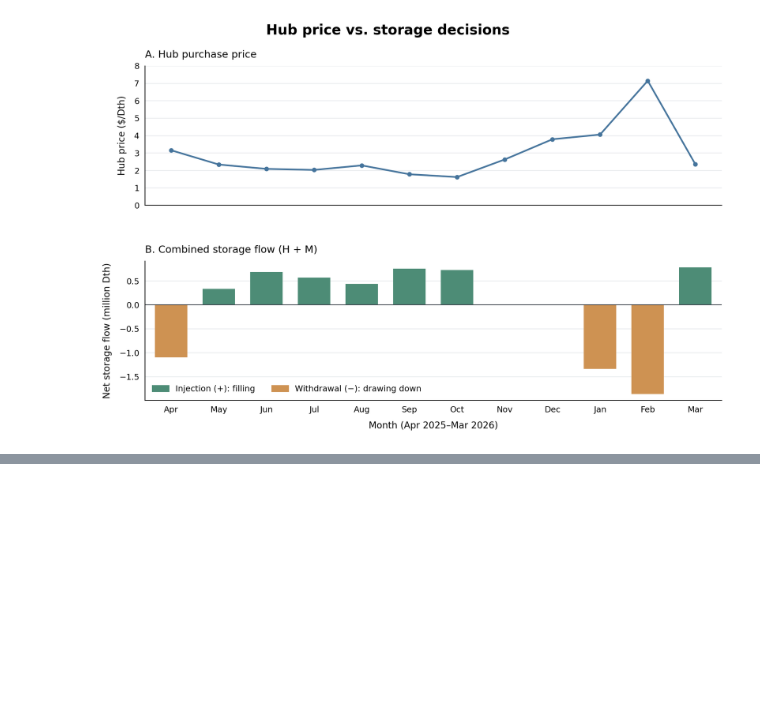
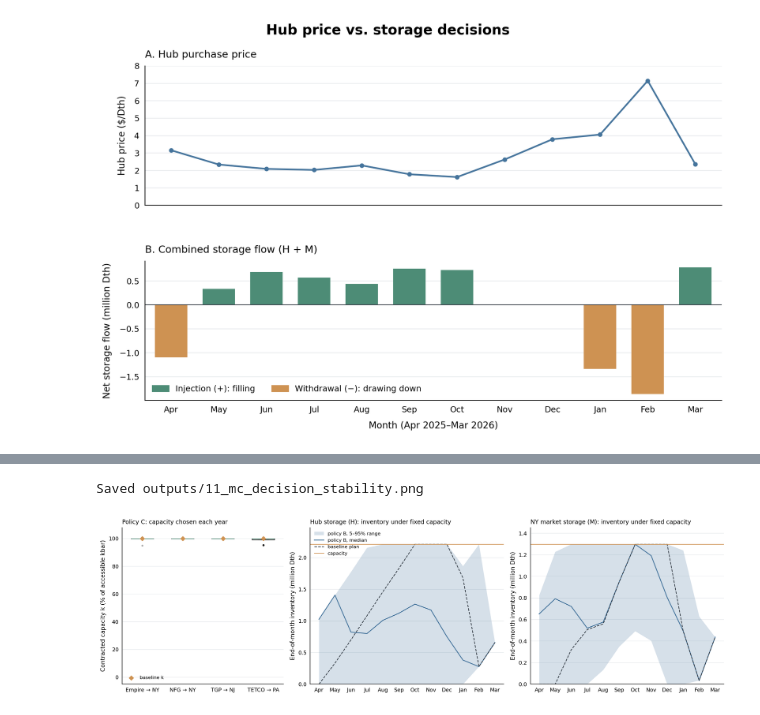
Before and after one commit to robjiakai/MidAtlanticGasMerchant, a Jupyter notebook: run_model.ipynb, the cells around one changed output, grey strips where cells are left out. Cells and saved outputs as stored; diff of their text form; code cells hidden in the pictures; blank space fills up the shorter version.

```diff
--- a/run_model.ipynb
+++ b/run_model.ipynb
@@ -371,0 +476,6 @@ Saved outputs/03_price_vs_storage.png
+# %%
+mc.plot_decision_stability(res, data, sol)
+Image(filename=FIG_DIR / "11_mc_decision_stability.png")
+# %% [output]
+Saved outputs/11_mc_decision_stability.png
+[figure, added]
```
Also changed, not shown: parts of 13 cells of this notebook, 12 other files.
